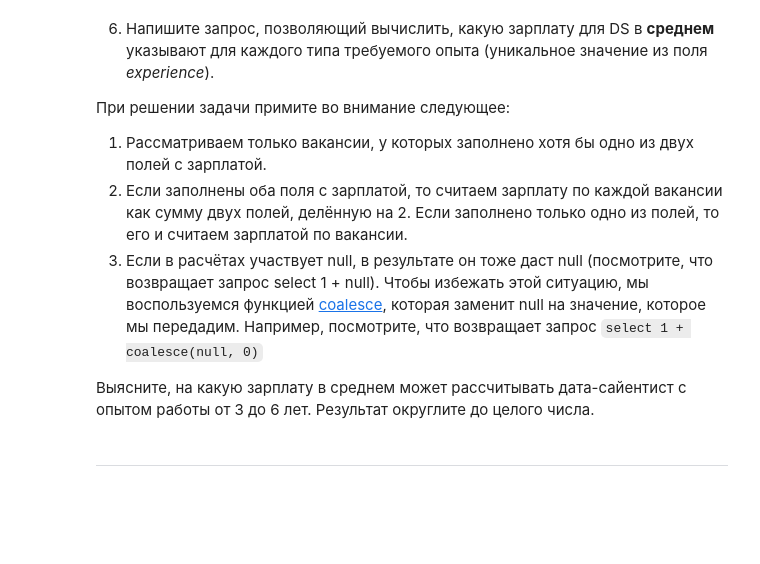
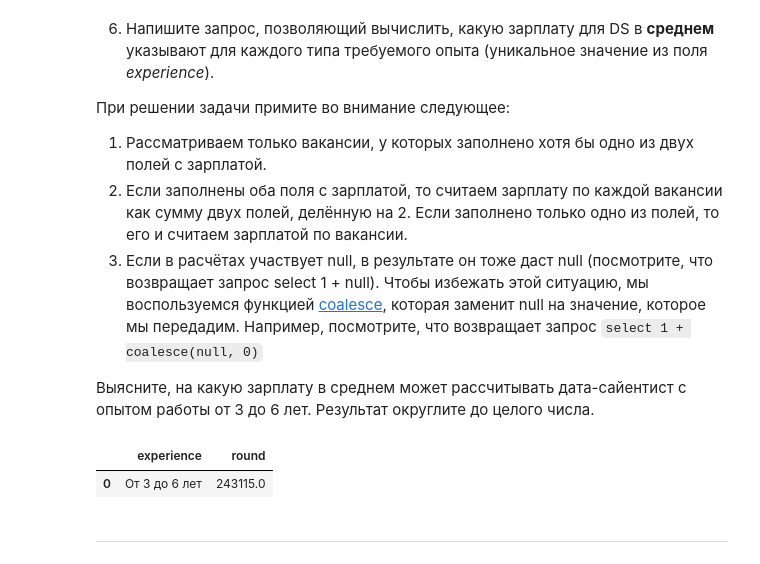
Before and after one commit to Denver139/DS-learn, a Jupyter notebook: PROJECT-2. Анализ вакансий из HeadHunter/Project_2.ipynb, the cells around one changed output. Cells and saved outputs as stored; diff of their text form; code cells hidden in the pictures; blank space fills up the shorter version.

```diff
--- a/PROJECT-2. Анализ вакансий из HeadHunter/Project_2.ipynb
+++ b/PROJECT-2. Анализ вакансий из HeadHunter/Project_2.ipynb
@@ -483,9 +643,33 @@ df
 
 Выясните, на какую зарплату в среднем может рассчитывать дата-сайентист с опытом работы от 3 до 6 лет. Результат округлите до целого числа.
 # %%
-# текст запроса
+query_6_6 = f'''
+
+    SELECT
+    experience,
+    ROUND(AVG(COALESCE(((salary_from + salary_to)/2), salary_from, salary_to, 0)))
+    FROM public.vacancies
+    WHERE ((name ILIKE '%data scientist%')
+    OR (name ILIKE '%data science%')
+    OR (name ILIKE '%исследователь данных%')
+    OR ((name LIKE '%ML%')
+    AND (name NOT ILIKE '%HTML%'))
+    OR (name ILIKE '%machine learning%')
+    OR (name ILIKE '%машинн%обучен%')
+    AND (key_skills IS NOT NULL))
+
+    AND ((salary_from IS NOT NULL) OR (salary_to IS NOT NULL))
+    AND (experience ILIKE '%от 3 до 6 лет%')
+
+    GROUP BY experience
+
+'''
 # %%
-# результат запроса
+df = pd.read_sql_query(query_6_6, connection)
+df
+# %% [output]
+|  | experience | round |
+| 0 | От 3 до 6 лет | 243115.0 |
 # %% [markdown]
 ***
 # %%
```
Also changed, not shown: parts of 20 cells of this notebook, 1 other file.
